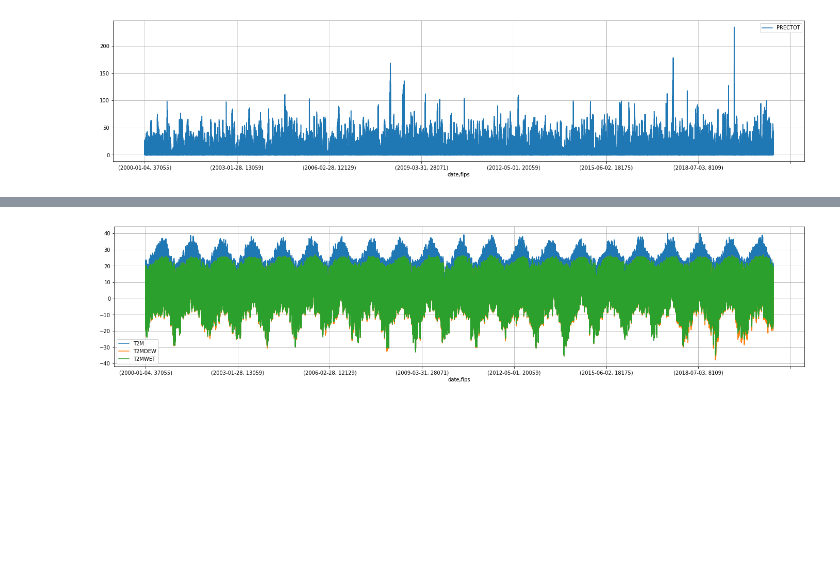
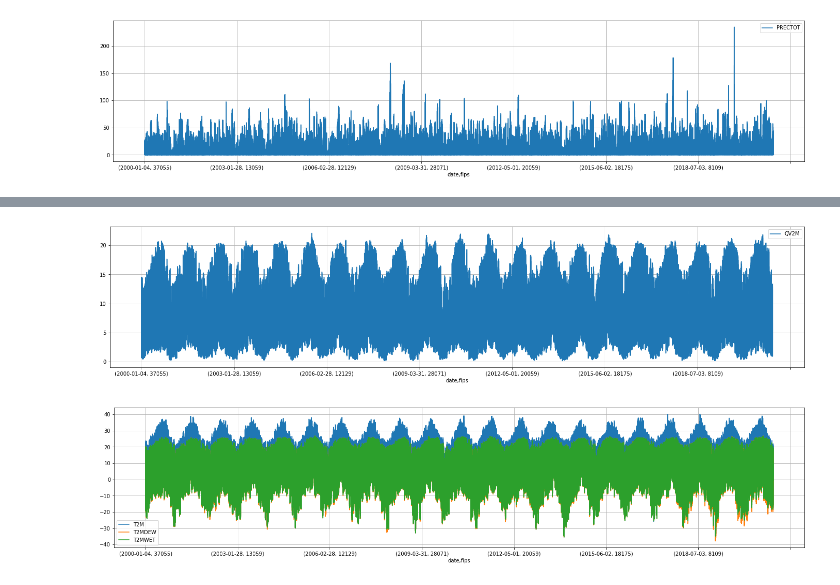
Before and after one commit to JAaron93/Ensemble-Method-ML-Drought-Score, a Jupyter notebook: FINAL VERSION - Module IV Project - Weekly Score Version - MCC (7).ipynb, the cells around one changed output, grey strips where cells are left out. Saved outputs shown, nothing was run; the diff lists cells and outputs as text; code cells hidden in the pictures; blank space fills up the shorter version.

```diff
--- a/FINAL VERSION - Module IV Project - Weekly Score Version - MCC (7).ipynb
+++ b/FINAL VERSION - Module IV Project - Weekly Score Version - MCC (7).ipynb
@@ -370,3 +398,8 @@ df_merged.PRECTOT.plot(figsize=(24,5), grid=True, legend=True);
+# %%
+# Checking humidity by 2 meters over the last 21 years
+df_merged.QV2M.plot(figsize=(24,5), grid=True, legend=True);
+# %% [output]
+[figure, added]
 # %%
 # Plotting temperature at 2 Meters while contrasting with temp dew and temp wetness variables
 plot_temp_cols = ["T2M", "T2MDEW", "T2MWET"]
```
Also changed, not shown: parts of 27 cells of this notebook.
